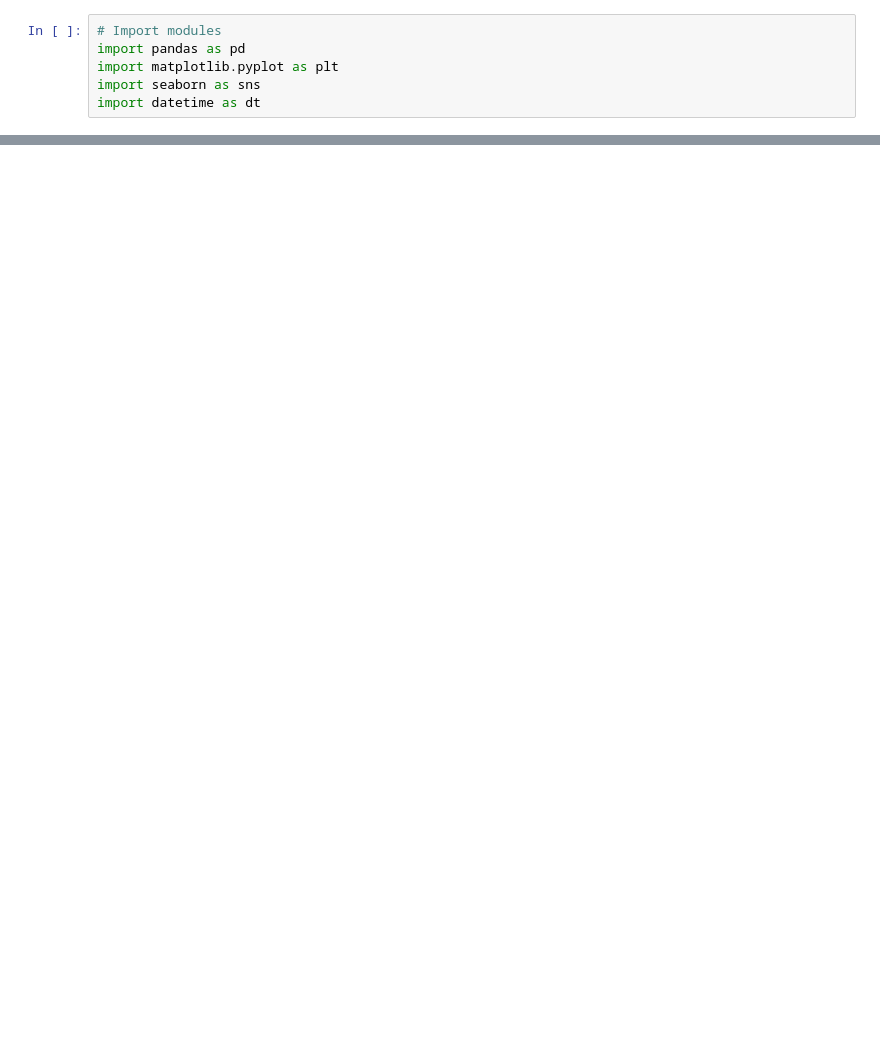
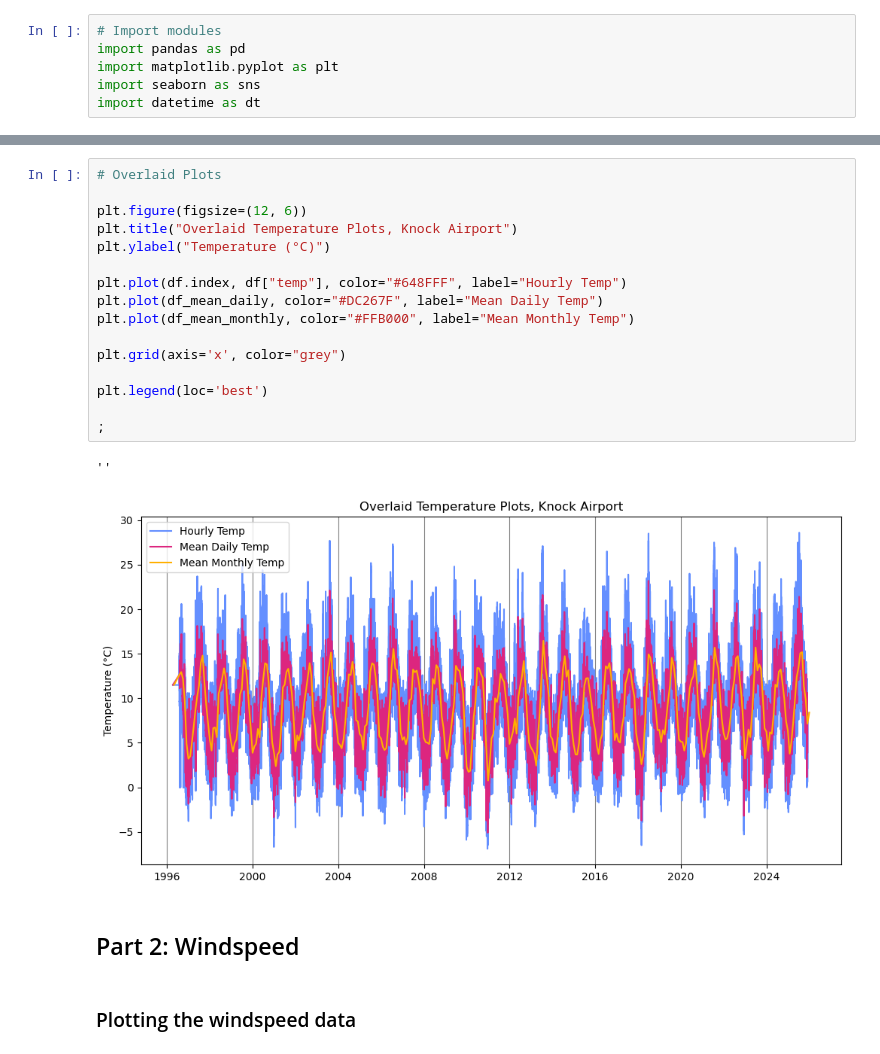
Before and after one commit to SuColl/programming-for-data-analytics, a Jupyter notebook: assignments/assignment_6_Weather.ipynb, the cells around one changed output, grey strips where cells are left out. Saved outputs shown, nothing was run; the diff lists cells and outputs as text; blank space fills up the shorter version.

```diff
--- a/assignments/assignment_6_Weather.ipynb
+++ b/assignments/assignment_6_Weather.ipynb
@@ -112,0 +109,23 @@ sns.lineplot(data=df_mean_monthly, color="#FFB000")
+# %%
+# Overlaid Plots
+
+plt.figure(figsize=(12, 6))
+plt.title("Overlaid Temperature Plots, Knock Airport")
+plt.ylabel("Temperature (°C)")
+
+plt.plot(df.index, df["temp"], color="#648FFF", label="Hourly Temp")
+plt.plot(df_mean_daily, color="#DC267F", label="Mean Daily Temp")
+plt.plot(df_mean_monthly, color="#FFB000", label="Mean Monthly Temp")
+
+plt.grid(axis='x', color="grey")
+
+plt.legend(loc='best')
+
+;
+# %% [output]
+''
+[figure, added]
+# %% [markdown]
+## Part 2: Windspeed
+# %% [markdown]
+### Plotting the windspeed data
```
Also changed, not shown: parts of 22 cells of this notebook.
